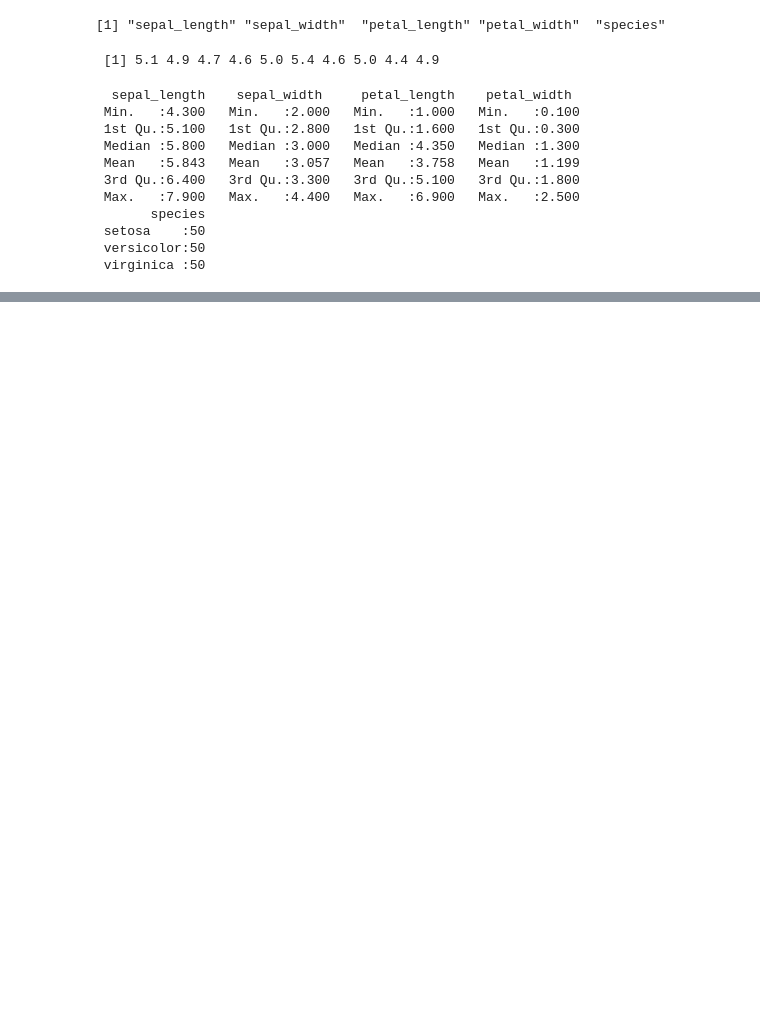
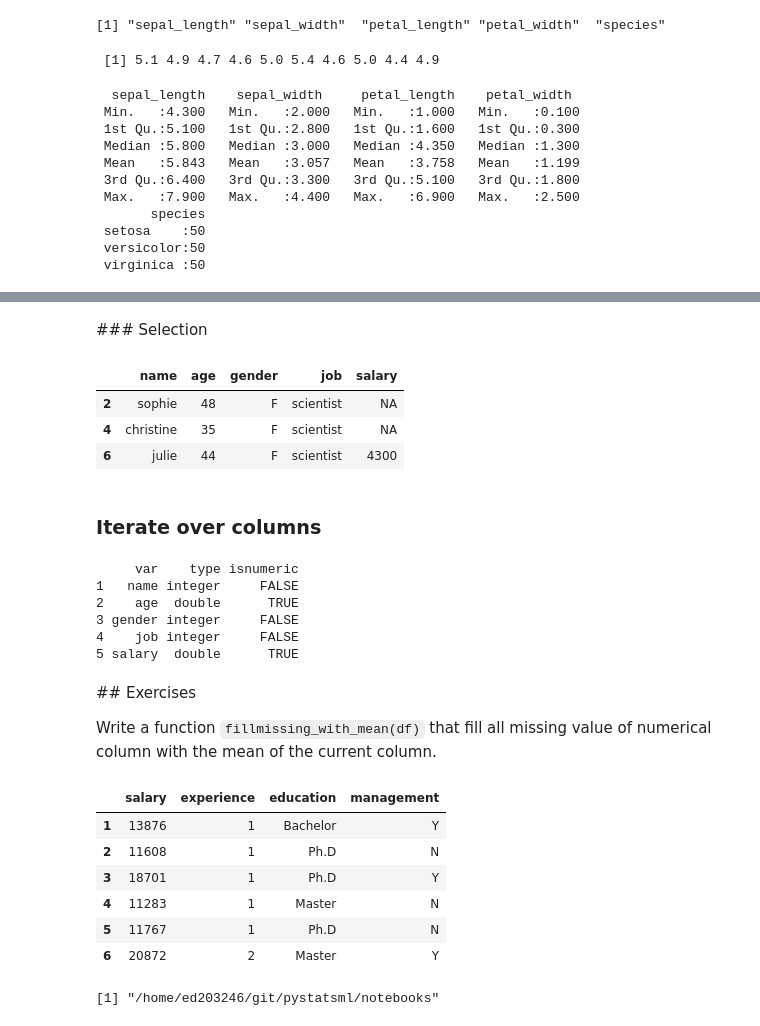
Before and after one commit to neurospin/pystatsml, a Jupyter notebook: notebooks/tools_R.ipynb, the cells around one changed output, grey strips where cells are left out. Drawn from its saved outputs; the diff is of its cells as text; code cells hidden in the pictures; blank space fills up the shorter version.

```diff
--- a/notebooks/tools_R.ipynb
+++ b/notebooks/tools_R.ipynb
@@ -447,0 +506,51 @@ summary(df)
+# %% [markdown]
+### Selection
+# %%
+user[(user$gender == 'F') & (user$job == 'scientist'), ]
+# %% [output]
+|  | name | age | gender | job | salary |
+| 2 | sophie | 48 | F | scientist | NA |
+| 4 | christine | 35 | F | scientist | NA |
+| 6 | julie | 44 | F | scientist | 4300 |
+# %% [markdown]
+### Iterate over columns
+# %%
+types = NULL
+for(n in colnames(user)){
+  types = rbind(types, data.frame(var=n,
+                                  type=typeof(user[[n]]),
+                                  isnumeric=is.numeric(user[[n]])))
+}
+
+print(types)
+# %% [output]
+     var    type isnumeric
+1   name integer     FALSE
+2    age  double      TRUE
+3 gender integer     FALSE
+4    job integer     FALSE
+5 salary  double      TRUE
+# %% [markdown]
+## Exercises
+
+Write a function ``fillmissing_with_mean(df)`` that fill all missing value of numerical column with the
+mean of the current column.
+# %%
+# link = 'https://raw.github.com/neurospin/pystatsml/master/data/salary_table.csv'
+# df = read.csv(url(link))
+# link
+link = '../data/salary_table.csv'
+df = read.csv(link)
+head(df)
+# %% [output]
+|  | salary | experience | education | management |
+| 1 | 13876 | 1 | Bachelor | Y |
+| 2 | 11608 | 1 | Ph.D | N |
+| 3 | 18701 | 1 | Ph.D | Y |
+| 4 | 11283 | 1 | Master | N |
+| 5 | 11767 | 1 | Ph.D | N |
+| 6 | 20872 | 2 | Master | Y |
+# %%
+getwd()
+# %% [output]
+[1] "/home/ed203246/git/pystatsml/notebooks"
```
Also changed, not shown: parts of 11 cells of this notebook, 4 other files.
